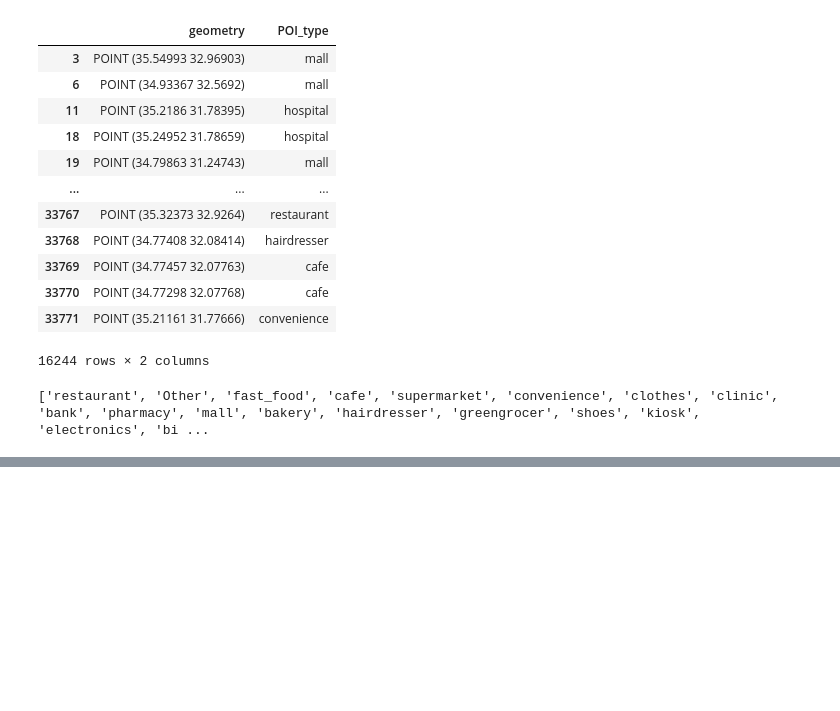
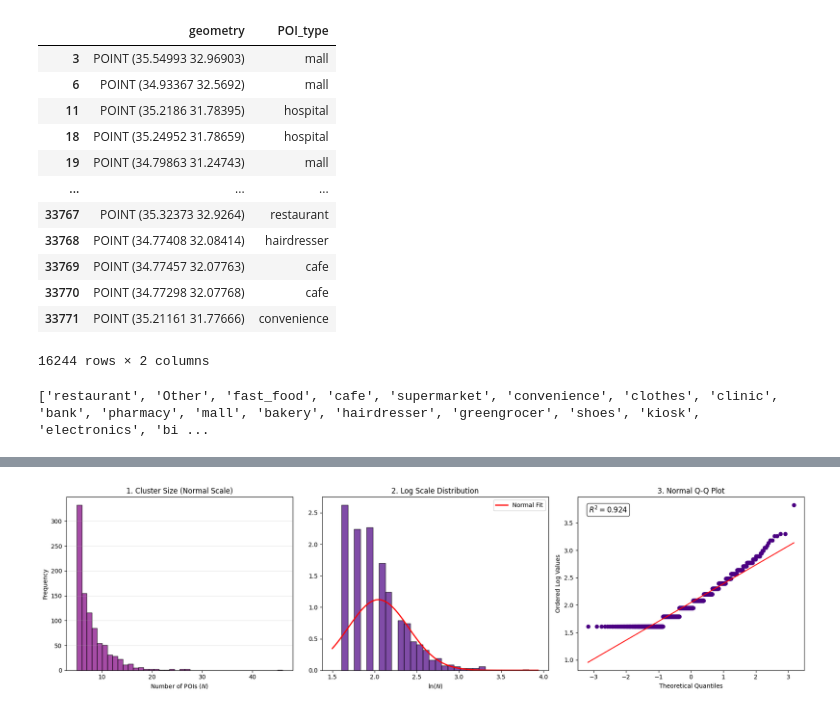
Before and after one commit to Mijael1999/EV-Charging-Station-demand-map, a Jupyter notebook: ev_project_notebook.ipynb, the cells around one changed output, grey strips where cells are left out. Saved outputs shown, nothing was run; the diff lists cells and outputs as text; code cells hidden in the pictures; blank space fills up the shorter version.

```diff
--- a/ev_project_notebook.ipynb
+++ b/ev_project_notebook.ipynb
@@ -499,8 +476,0 @@ dwell_time_bins = {
-# %%
-# Let's add this classification column to our dataframe
-poi_to_bin = {poi: bin_name for bin_name, pois in dwell_time_bins.items() for poi in pois}
-
-# 2. Create the new column
-poi_df['park_time'] = poi_df['POI_type'].map(poi_to_bin)
-
-print(poi_df.tail(50))
@@ -720,0 +661,52 @@ map_fig.show()
+# %%
+import matplotlib.pyplot as plt
+import numpy as np
+from scipy import stats
+
+# 1. Prepare Data
+cluster_counts = poi_df[poi_df['cluster'] != -1]['cluster'].value_counts().values
+log_counts = np.log(cluster_counts)
+
+# 2. Fit Normal Distribution and calculate R-squared
+mu, std = stats.norm.fit(log_counts)
+(osm, osr), (slope, intercept, r) = stats.probplot(log_counts, dist="norm")
+r_squared = r**2
+
+# 3. Create 3 Subplots
+fig, axes = plt.subplots(1, 3, figsize=(18, 5))
+
+# --- Subplot 1: Normal Histogram (The Raw Skew) ---
+axes[0].hist(cluster_counts, bins=40, color='purple', edgecolor='black', alpha=0.7)
+axes[0].set_title("1. Cluster Size (Normal Scale)")
+axes[0].set_xlabel("Number of POIs ($N$)")
+axes[0].set_ylabel("Frequency")
+axes[0].grid(axis='y', alpha=0.3)
+
+# --- Subplot 2: Log Histogram (The Bell Curve Check) ---
+axes[1].hist(log_counts, bins=30, color='indigo', edgecolor='black', alpha=0.7, density=True)
+xmin, xmax = axes[1].get_xlim()
+x_range = np.linspace(xmin, xmax, 100)
+pdf_curve = stats.norm.pdf(x_range, mu, std)
+axes[1].plot(x_range, pdf_curve, 'r', linewidth=2, label='Normal Fit')
+axes[1].set_title("2. Log Scale Distribution")
+axes[1].set_xlabel(r"$\ln(N)$")
+axes[1].legend()
+
+# --- Subplot 3: Q-Q Plot (The Goodness of Fit) ---
+stats.probplot(log_counts, dist="norm", plot=axes[2])
+axes[2].get_lines()[0].set_markerfacecolor('indigo')
+axes[2].get_lines()[0].set_markeredgecolor('indigo')
+axes[2].get_lines()[1].set_color('red')
+axes[2].set_title("3. Normal Q-Q Plot")
+axes[2].set_xlabel("Theoretical Quantiles")
+axes[2].set_ylabel("Ordered Log Values")
+
+# Add R-squared text box
+axes[2].text(0.05, 0.95, fr"$R^2 = {r_squared:.3f}$", transform=axes[2].transAxes,
+             fontsize=12, verticalalignment='top',
+             bbox=dict(boxstyle='round', facecolor='white', alpha=0.8))
+
+plt.tight_layout()
+plt.show()
+# %% [output]
+[figure, added]
```
Also changed, not shown: parts of 24 cells of this notebook.
